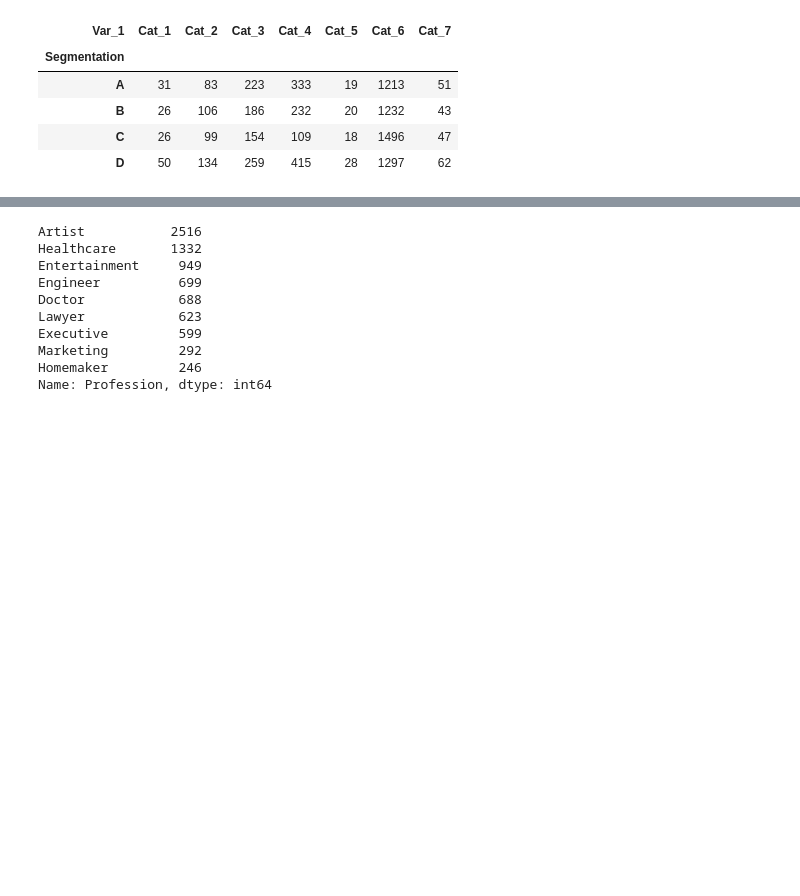
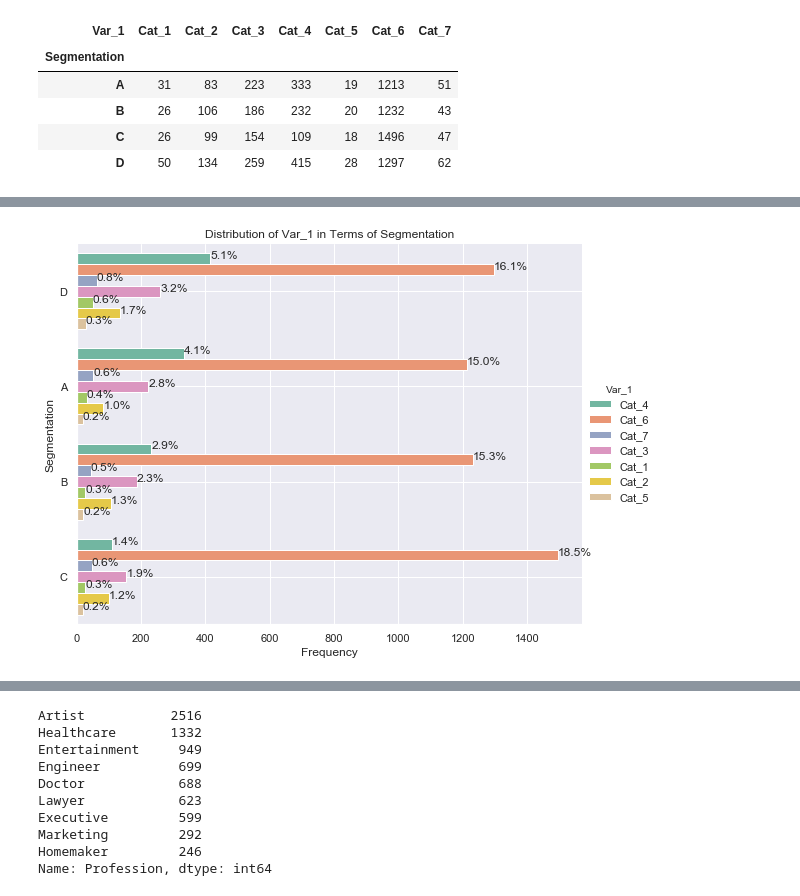
Before and after one commit to harashtaht/CustomerSegmentation, a Jupyter notebook: customerSegmentation/automobileSegmentation.ipynb, the cells around one changed output, grey strips where cells are left out. Drawn from its saved outputs; the diff is of its cells as text; code cells hidden in the pictures; blank space fills up the shorter version.

```diff
--- a/customerSegmentation/automobileSegmentation.ipynb
+++ b/customerSegmentation/automobileSegmentation.ipynb
@@ -637,0 +627,4 @@ Name: Var_1, dtype: int64
+# %%
+plotting("Segmentation", "Var_1", dfTr)
+# %% [output]
+[figure, added]
```
Also changed, not shown: parts of 15 cells of this notebook.
